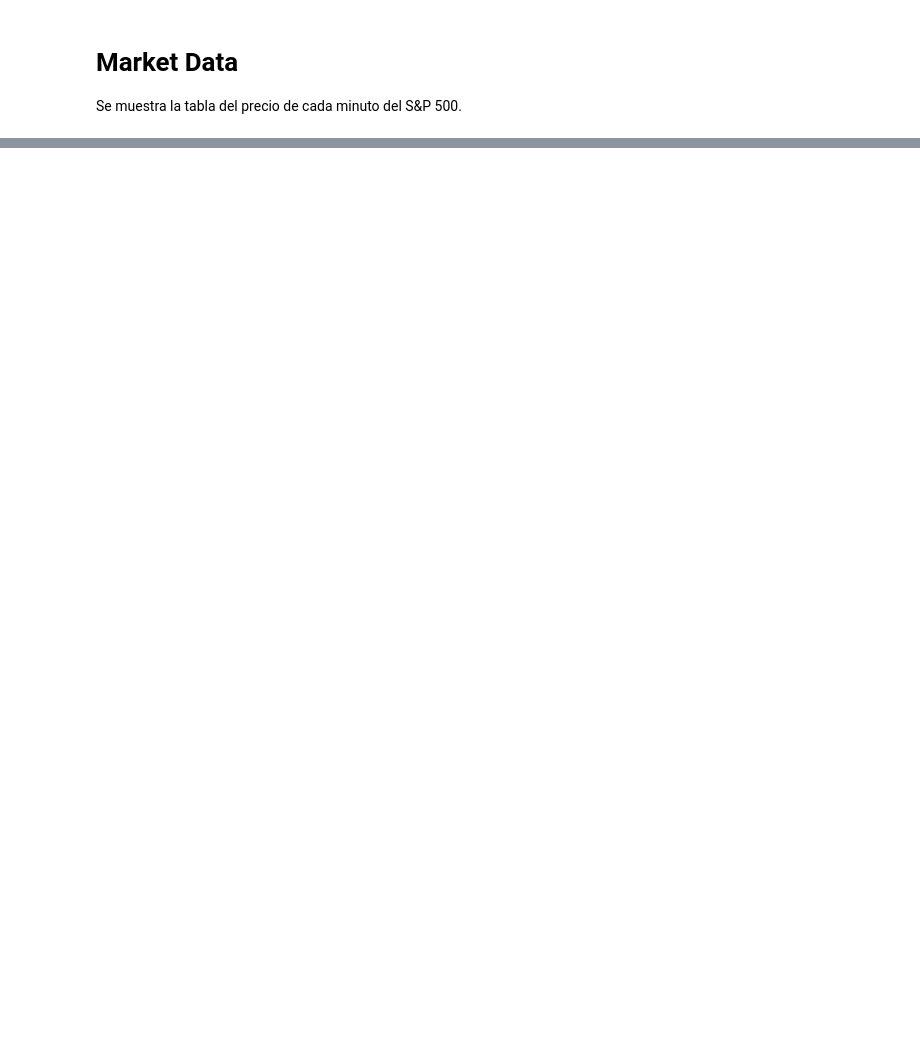
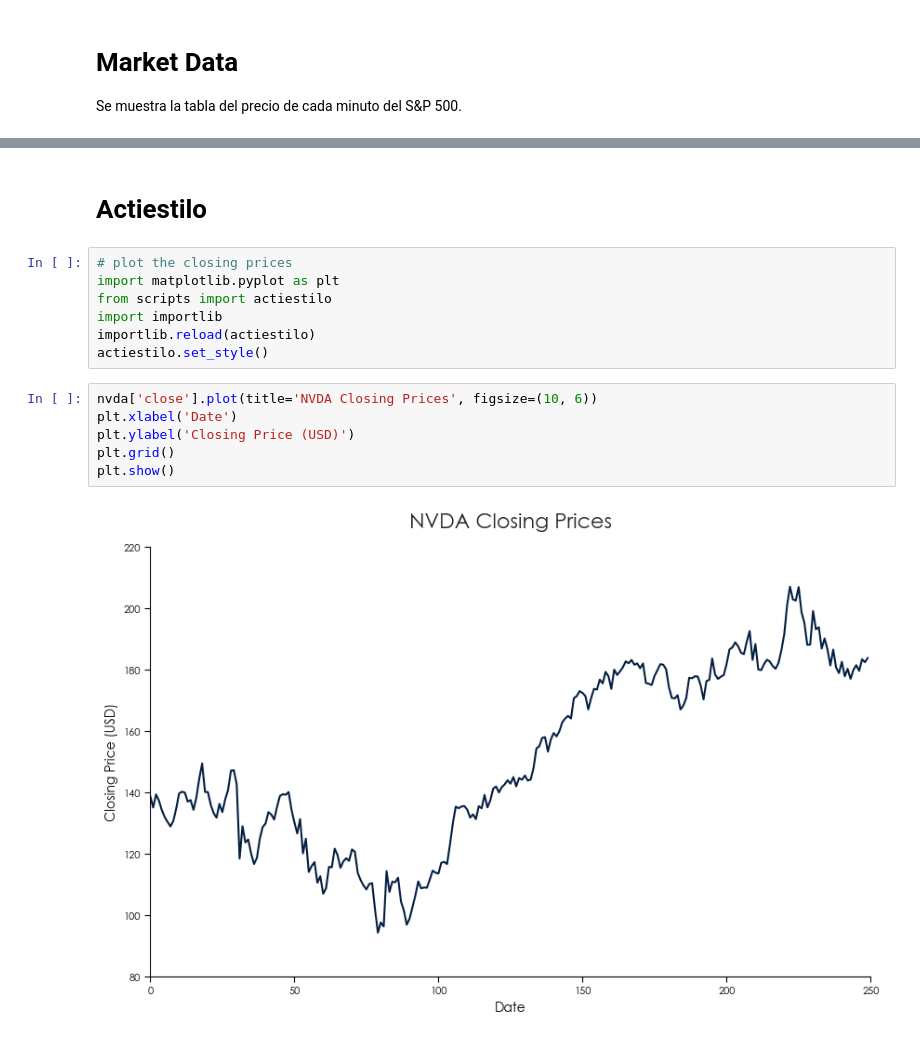
Before and after one commit to heritaco/Apache-Airflow-3.1.1-for-HOCV-Stocks-with-Yahoo-Finance-API, a Jupyter notebook: demo/market data.ipynb, the cells around one changed output, grey strips where cells are left out. Cells and saved outputs as stored; diff of their text form; blank space fills up the shorter version.

```diff
--- a/demo/market data.ipynb
+++ b/demo/market data.ipynb
@@ -155,0 +25,17 @@ gspc
+# %% [markdown]
+# Actiestilo
+# %%
+# plot the closing prices
+import matplotlib.pyplot as plt
+from scripts import actiestilo
+import importlib
+importlib.reload(actiestilo)
+actiestilo.set_style()
+# %%
+nvda['close'].plot(title='NVDA Closing Prices', figsize=(10, 6))
+plt.xlabel('Date')
+plt.ylabel('Closing Price (USD)')
+plt.grid()
+plt.show()
+# %% [output]
+[figure, added]
```
Also changed, not shown: parts of 14 cells of this notebook, 4 other files.
